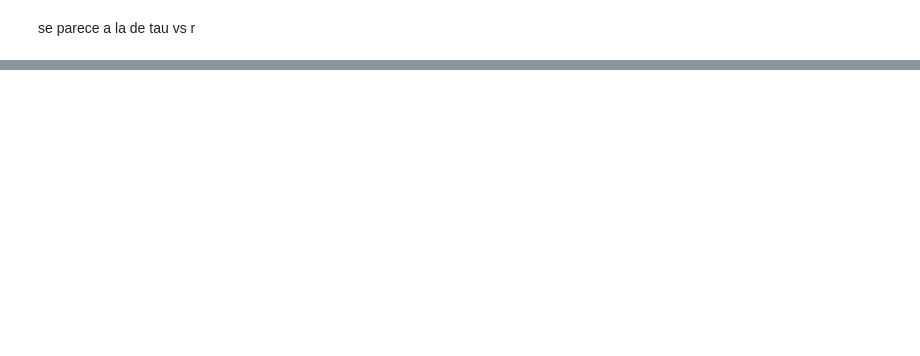
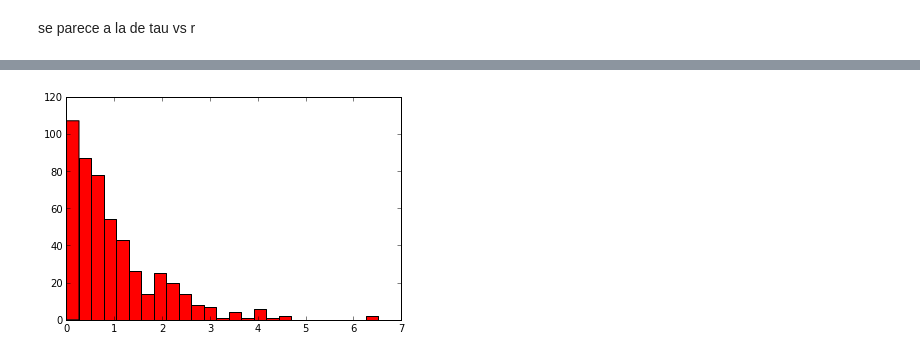
Before and after one commit to jdestupinan1332/Sistems-Biology, a Jupyter notebook: hw_4/Punto 2.ipynb, the cells around one changed output, grey strips where cells are left out. Cells and saved outputs as stored; diff of their text form; code cells hidden in the pictures; blank space fills up the shorter version.

```diff
--- a/hw_4/Punto 2.ipynb
+++ b/hw_4/Punto 2.ipynb
@@ -72,0 +77,12 @@ se parece a la de tau vs r
+# %%
+u = random.uniform(0,1,500)
+tau = -1/10*log(u)
+# %%
+import matplotlib.pyplot as plt
+fig = plt.figure()
+ax = fig.add_subplot(111)
+
+ax.hist(tau, 25, color= 'red')
+plt.show()
+# %% [output]
+[figure, added]
```
Also changed, not shown: parts of 6 cells of this notebook.
